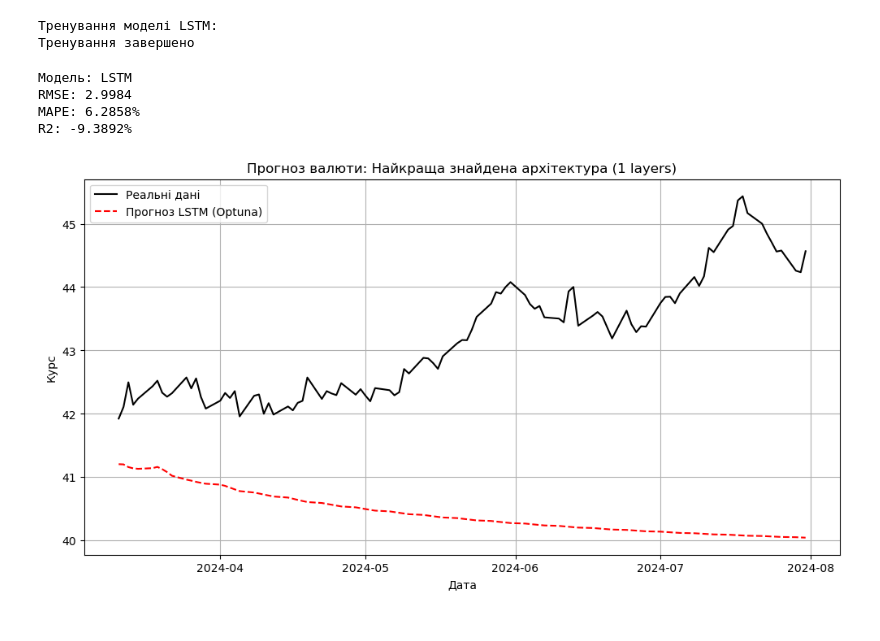
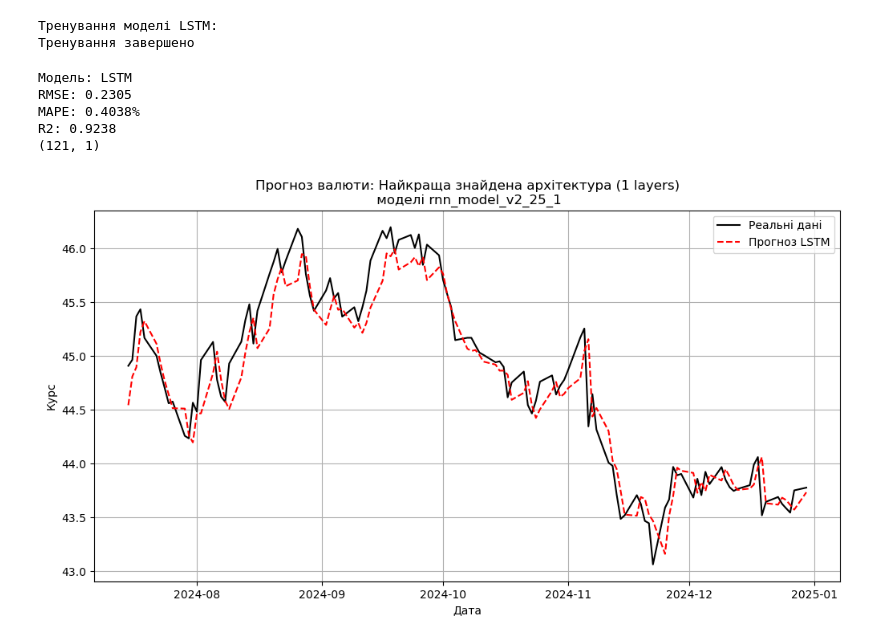
Before and after one commit to VarRoman/7_semester, a Jupyter notebook: Analysis_and_processing/Lab7/lab7.ipynb, the cells around one changed output. Drawn from its saved outputs; the diff is of its cells as text; code cells hidden in the pictures.

```diff
--- a/Analysis_and_processing/Lab7/lab7.ipynb
+++ b/Analysis_and_processing/Lab7/lab7.ipynb
@@ -324,43 +439,31 @@ print('Тренування завершено')
 Тренування завершено
 # %%
 test_size = len(y_test)
-rnn_model.eval()
-with torch.no_grad():
-    y_pred = recursive_forecast(rnn_model, X_train_tensor[-1].cpu(), test_size)
-    y_pred_unscaled = scaler_y.inverse_transform(y_pred.cpu().numpy())
+# rmse, mape, r2, y_pred_unscaled = show_extrapolaton_result(model=rnn_model_v1_1, result_scaler=scaler_y, extrapolation_type=0, train_input_tensor=X_train_tensor, test_data_real=y_test, test_size=test_size)
+# rmse, mape, r2, y_pred_unscaled = show_extrapolaton_result(model=rnn_model_v1_1, result_scaler=scaler_y, extrapolation_type=2, train_input_tensor=X_train_tensor, input_test_tensor=X_test_tensor, test_data_real=y_test, test_size=test_size)
 
-rmse, mape, r2 = evaluate_model(y_test, y_pred_unscaled, best_rnn_type)
+# rmse, mape, r2, y_pred_unscaled = show_extrapolaton_result(model=rnn_model_v1_10, result_scaler=scaler_y, extrapolation_type=0, train_input_tensor=X_train_tensor, test_data_real=y_test, test_size=test_size)
 
+rmse, mape, r2, y_pred_unscaled = show_extrapolaton_result(model=rnn_model_v2_25_1, result_scaler=scaler_y, extrapolation_type=2, train_input_tensor=X_train_tensor, input_test_tensor=X_test_tensor, test_data_real=y_test, test_size=test_size)
 
-# rnn_model.eval()
-# with torch.no_grad():
-#     pred_tensor = rnn_model(X_test_tensor)
-#     pred_scaled = pred_tensor.cpu().numpy()
-#
-# pred_real = scaler_y.inverse_transform(pred_scaled)
-# # y_test_real = scaler.inverse_transform(y_test.reshape(-1, 1))
-#
-# rmse = np.sqrt(mean_squared_error(y_test, pred_real))
-# mape = mean_absolute_percentage_error(y_test, pred_real) * 100
-# r2 = r2_score(y_test, pred_real)
-#
-# print(f"\nРезультати моделі RNN:")
-# print(f"RMSE: {rmse:.4f}")
-# print(f"MAPE: {mape:.2f}%")
-# print(f"R2: {r2:.4f}")
-
+model_to_show = rnn_model_v1_1
+# model_to_show = rnn_model_v2_25_10
+if  n_future != 1:
+    y_pred_unscaled = y_pred_unscaled[:, 0].reshape(-1, 1)
+print(y_pred_unscaled.shape)
 plt.figure(figsize=(12, 6))
-plt.plot(df_1['Date'].iloc[-test_size:], df_1['Buy'].iloc[-test_size:], label='Реальні дані', color='black')
-plt.plot(df_1['Date'].iloc[-test_size:], y_pred_unscaled, label=f'Прогноз {best_rnn_type} (Optuna)', color='red', linestyle='--')
-plt.title(f'Прогноз валюти: Найкраща знайдена архітектура ({best_n_layers} layers)')
+plt.plot(df_full['Date'].iloc[-test_size:], df_full['Buy'].iloc[-test_size:], label='Реальні дані', color='black')
+plt.plot(df_full['Date'].iloc[-test_size:], y_pred_unscaled, label=f'Прогноз {model_to_show.model_type}', color='red', linestyle='--')
+plt.title(f'Прогноз валюти: Найкраща знайдена архітектура ({len(model_to_show.layer_sizes)} layers)\n моделі rnn_model_v2_25_1')
 plt.xlabel('Дата')
 plt.ylabel('Курс')
 plt.legend()
 plt.grid(True)
 plt.show()
 # %% [output]
 Модель: LSTM
-RMSE: 2.9984
-MAPE: 6.2858%
-R2: -9.3892%
+RMSE: 0.2305
+MAPE: 0.4038%
+R2: 0.9238
+(121, 1)
-[figure, old version]
+[figure, new version]
```
Also changed, not shown: parts of 10 cells of this notebook, 2 other files.
